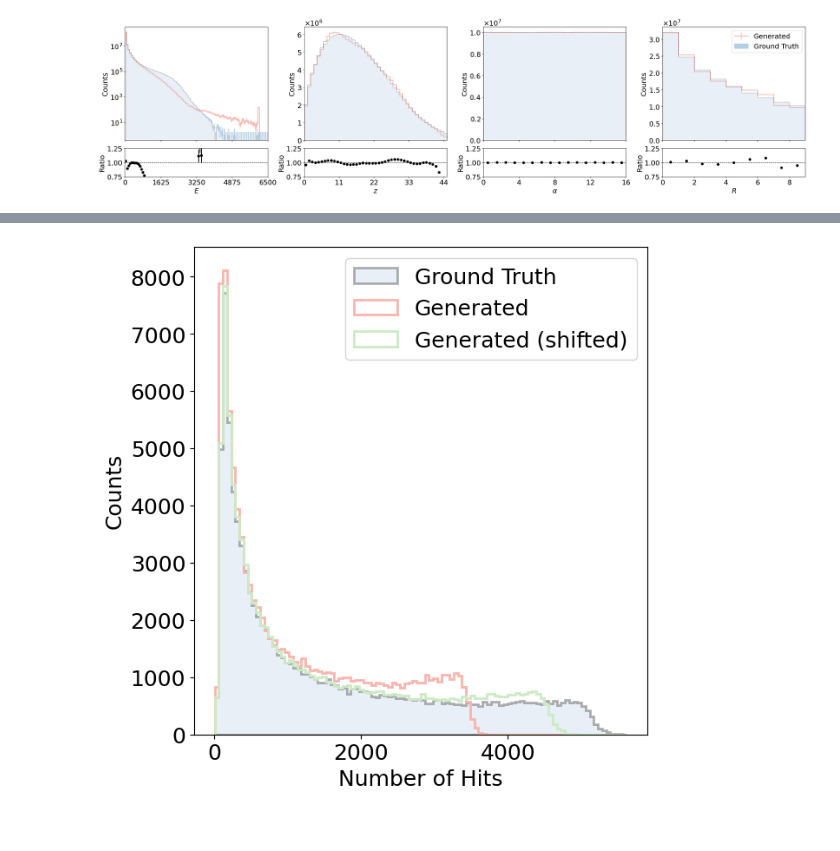
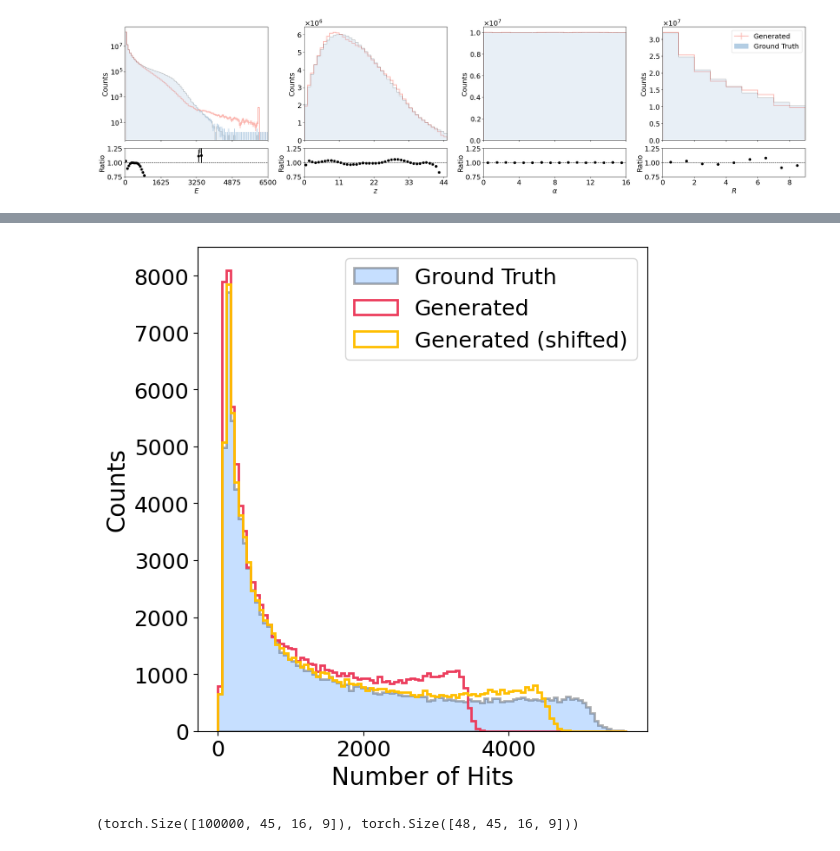
Before and after one commit to kaechb/MDMA, a Jupyter notebook: notebooks/results.ipynb, the cells around one changed output, grey strips where cells are left out. Saved outputs shown, nothing was run; the diff lists cells and outputs as text; code cells hidden in the pictures.

```diff
--- a/notebooks/results.ipynb
+++ b/notebooks/results.ipynb
@@ -141,7 +141,7 @@ voxs=[]
 conds=[]
 # batches=[]
 middle=True
-model_name="mdma_fm_calo"
+model_name="mdma_calo"
 
 bins=[45,16,9] if middle else [45,50,18]
 dims=bins
@@ -447,27 +374,42 @@ NameError: name 'pc_to_voxel' is not defined
 # %%
 import matplotlib as mpl
 import seaborn as sns
+color = [
+    # "#000000",  # black
+"#4497FF",
+"#EC3D5D",
+"#ffbf00",
+"#964A8B",
+"#9C9CA1",
+"#7A21DD",
+]
+
 n_fake=(torch.cat(voxs).reshape(-1,plot_bins[1]*plot_bins[2]*plot_bins[3])>0).sum(1)
 
 n_fake_mv=(vox.reshape(-1,plot_bins[1]*plot_bins[2]*plot_bins[3])>0).sum(1)
 n_real=(torch.cat(real_voxs).reshape(-1,plot_bins[1]*plot_bins[2]*plot_bins[3])>0).sum(1)
 plt.figure(figsize=(6.4,6.4))
 
-_,b,_=plt.hist(n_real.cpu().numpy(),label="Ground Truth",bins=100,alpha=0.3,color="C1",edgecolor="black",histtype="stepfilled",linewidth=2)
-plt.hist(n_fake.cpu().numpy(),label="Generated",bins=b,alpha=1,color="C0",histtype="step",lw=2)
-plt.hist(n_fake_mv.cpu().numpy(),label="Generated (shifted)",bins=b,alpha=1,color="C2",histtype="step",lw=2)
+_,b,_=plt.hist(n_real.cpu().numpy(),label="Ground Truth",bins=100,alpha=0.3,color=color[0],edgecolor="black",histtype="stepfilled",linewidth=2)
+plt.hist(n_fake.cpu().numpy(),label="Generated",bins=b,alpha=1,color=color[1],histtype="step",lw=2)
+plt.hist(n_fake_mv.cpu().numpy(),label="Generated (shifted)",bins=b,alpha=1,color=color[2],histtype="step",lw=2)
 fig_size1=[6.4, 6.4]
 
 mpl.rcParams['lines.linewidth'] = 2
 font = { "size": 18}#"family": "normal",
 mpl.rc("font", **font)
 mpl.rc('lines', linewidth=2)
-sns.set_palette("Pastel1")
+# sns.set_palette("Pastel1")
 plt.legend()
 #plt.title("Shower Multiplicity",fontsize=28, fontweight="bold")
-plt.xlabel("Number of Hits")
-plt.ylabel("Counts")
+plt.xlabel("Number of Hits",fontsize=20)
+plt.ylabel("Counts",fontsize=20)
 plt.tight_layout(pad=0.3)
+plt.savefig(f"../plots/calo/shifthits_{model_name}.pdf",format="pdf")
 #plt.savefig("calo_n.pdf",format="pdf")
 # %% [output]
-[figure, old version]
+[figure, new version]
+# %%
+vox.shape, real_vox.shape
+# %% [output]
+(torch.Size([100000, 45, 16, 9]), torch.Size([48, 45, 16, 9]))
```
Also changed, not shown: parts of 9 cells of this notebook, 10 other files.
